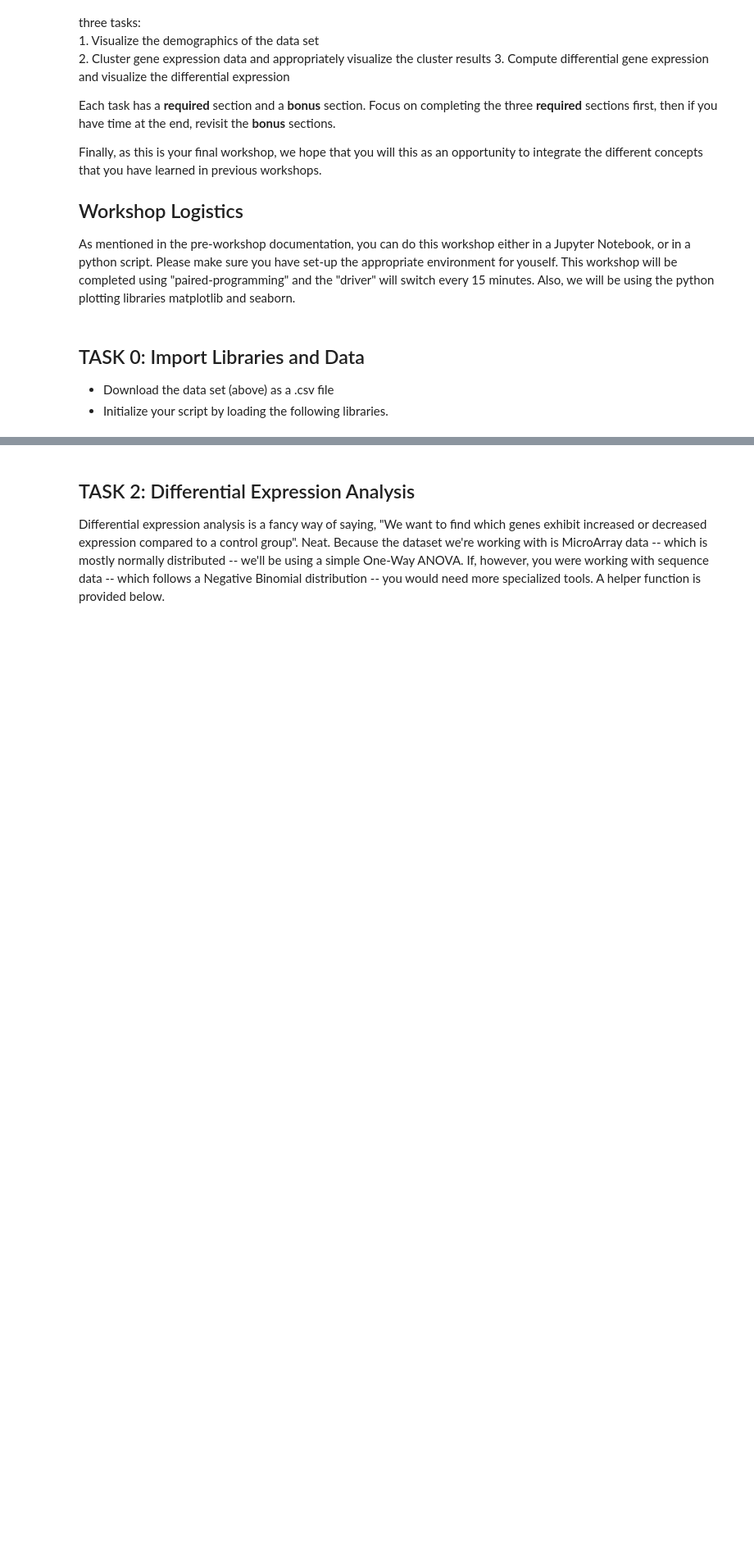
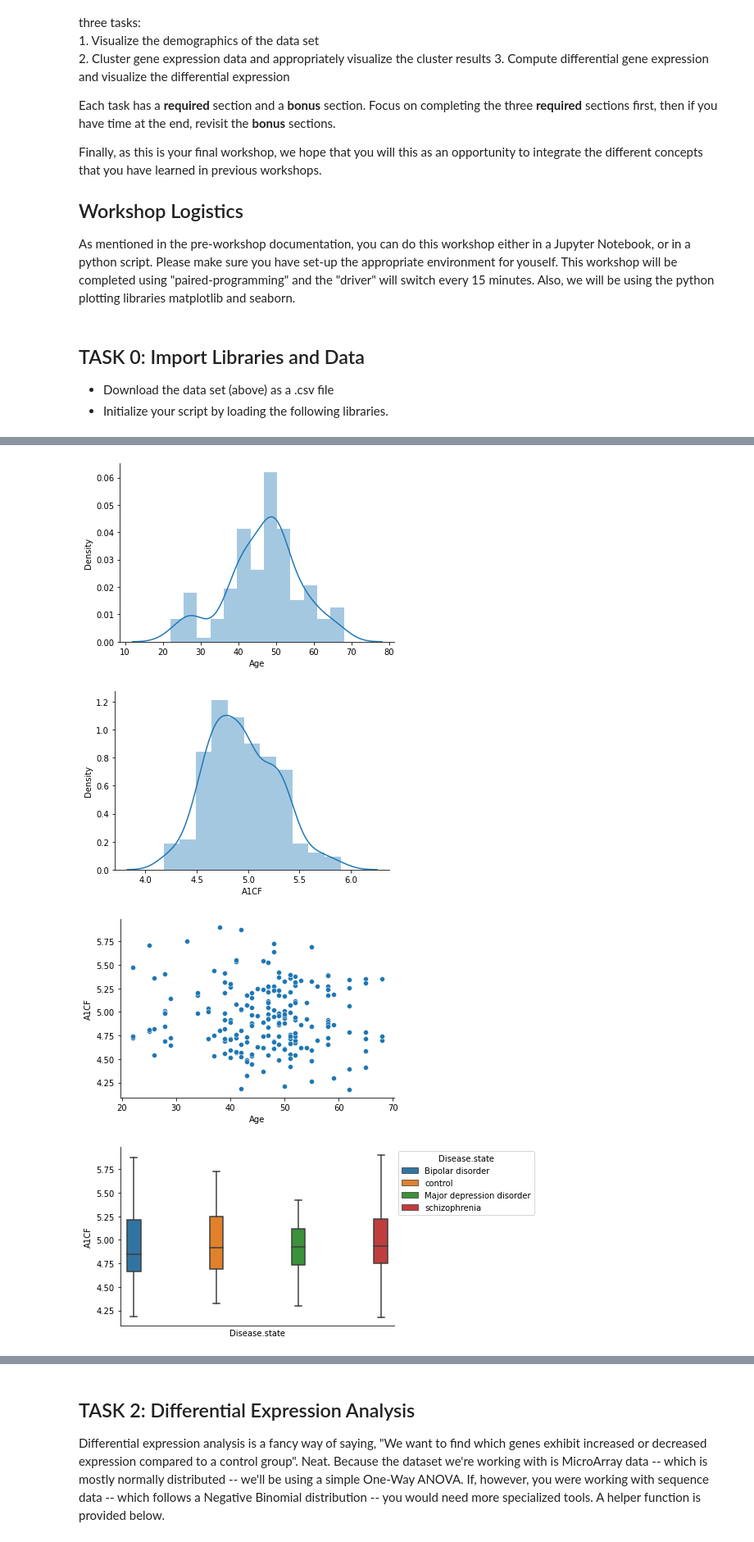
Before and after one commit to BRITE-REU/programming-workshops, a Jupyter notebook: source/workshops/05_visualization/files/solutions.ipynb, the cells around one changed output, grey strips where cells are left out. Shown: that part at 82% size. Drawn from its saved outputs; the diff is of its cells as text; code cells hidden in the pictures; blank space fills up the shorter version.

```diff
--- a/source/workshops/05_visualization/files/solutions.ipynb
+++ b/source/workshops/05_visualization/files/solutions.ipynb
@@ -77,0 +79,4 @@ Faceting generates multi-plot grids by __mapping a dataset onto multiple axes ar
+# %%
+# Import the data (.csv file) as a data frame
+data = pd.read_csv("GSE53987_combined.csv", index_col=0)
+data.iloc[:, :12].head()
@@ -78,6 +90,4 @@ Faceting generates multi-plot grids by __mapping a dataset onto multiple axes ar
 # %%
-# Import the data (.csv file) as a data frame
-data = pd.read_csv("/Users/ebriars/Desktop/Bioinformatics/BRITE REU Workshops/Data Visualization/GSE53987_combined.csv", index_col=0)
 
 # Function to Plot a Distribtion
 def plot_distribution(df, obs1, obs2=''):
@@ -118,32 +128,57 @@ def plot_relational(df, x, y, hue=None, kind=None):
     else:
         ax = sns.lineplot(data=df, x=x, y=y, hue=hue)
     return ax
 
 def plot_categorical(df, x, y, hue=None, kind=None):
     """
     Create a plot for an x,y relationship where x is categorical (not numerical)
 
     Arguments:
         df (pandas data frame): data frame containing at least 2 columns of numerical values
         x (string): observation for the independent variable (categorical)
         y (string): observation for the dependent variable
         hue (string, optional): additional observation to color the plot on
         kind (string, optional): type of plot to create. Options should include at least:
         strip (default), box, and violin
     """
     if kind == None or kind == "strip":
         ax = sns.stripplot(data=df, x=x, y=y, hue=hue)
     elif kind == "violin":
         ax = sns.violinplot(data=df, x=x, y=y, hue=hue)
     elif kind == "box":
         ax = sns.boxplot(data=df, x=x, y=y, hue=hue)
     return ax
 
-def main():
+def main(data):
     """
     Generate the following plots:
     1. Histogram of patient ages
     2. Histogram of gene expression for 1 gene
     3. Scatter plot of gene expression for 1 gene by ages
-    4. Scatter plot of gene expression for 1 gene by disease state
+    4. Box plot of gene expression for 1 gene by disease state
+    5. Violin plot of gene expression for 1 gene by Tissue
     """
+    plot_distribution(data, "Age")
+    sns.despine()
+    plt.show()
+    plot_distribution(data, "A1CF")
+    sns.despine()
+    plt.show()
+    plot_relational(data, "Age", "A1CF")
+    sns.despine()
+    plt.show()
+    ax = plot_categorical(data, 'Disease.state', 'A1CF', hue='Disease.state', kind='box')
+    ax.set_xticks([])
+    ax.legend_.set_bbox_to_anchor((1, 1))
+    sns.despine()
+    plt.show()
+    ax = plot_categorical(data, 'Tissue', 'A1CF', hue='Tissue', kind='violin')
+    ax.set_xticks([])
+    ax.legend_.set_bbox_to_anchor((1, 1))
+    sns.despine()
+main(data)
+# %% [output]
+[figure, added]
+[figure, added]
+[figure, added]
+[figure, added]
```
Also changed, not shown: parts of 34 cells of this notebook.
